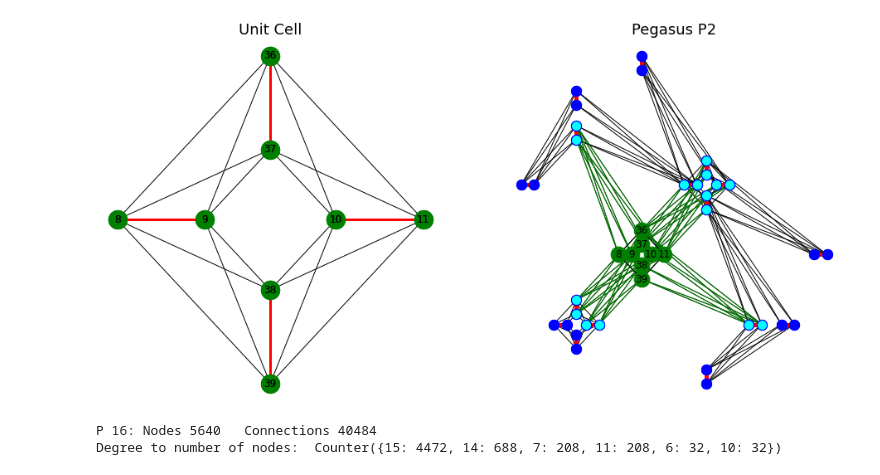
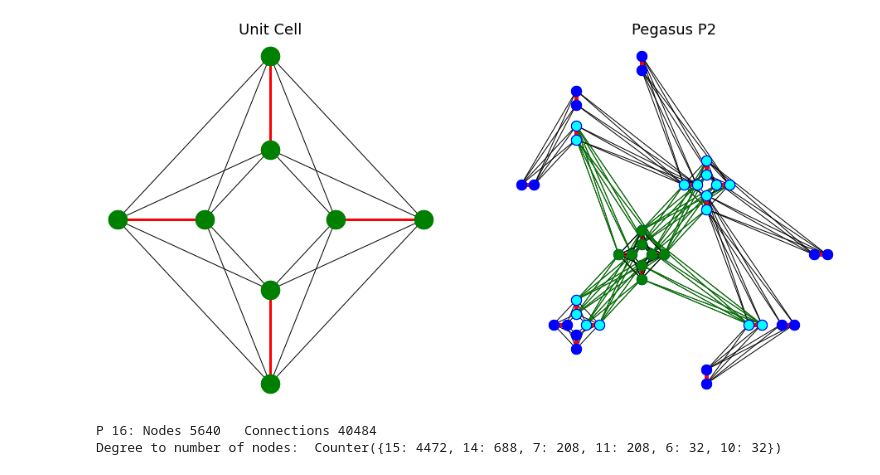
Before and after one commit to tomtuamnuq/compare-qiskit-ocean, a Jupyter notebook: comparison/Ocean/General/Pegasus_Topology.ipynb, the cells around one changed output. Cells and saved outputs as stored; diff of their text form; code cells hidden in the pictures.

Commit message:
take numbers out of graphs

```diff
--- a/comparison/Ocean/General/Pegasus_Topology.ipynb
+++ b/comparison/Ocean/General/Pegasus_Topology.ipynb
@@ -8,26 +8,26 @@ import dwave.system
 # %%
 pegasus_2 = dnx.pegasus_graph(2) # complete P_2
 unit_cell_nodes = [8, 9, 10, 11, 36, 37, 38, 39]
 odd_edges = [(node, node+1) for node in pegasus_2 if not node%2] # odd couplers
 
 pegasus_k44 = dnx.pegasus_graph(2, node_list=unit_cell_nodes)
 pegasus_k44_odd = dnx.pegasus_graph(2,node_list=unit_cell_nodes, edge_list=odd_edges)
 pegasus_connections = dnx.pegasus_graph(2, edge_list=pegasus_2.edges(unit_cell_nodes))
 pegasus_connections_odd = dnx.pegasus_graph(2, edge_list=odd_edges)
 
 fig, ax = plt.subplots(1, 2, figsize=(16,8))
-dnx.draw_pegasus(pegasus_k44, ax=ax[0], with_labels=True, node_size=500, node_color='g', crosses=True)
-dnx.draw_pegasus(pegasus_k44_odd, ax=ax[0], with_labels=True, node_size=500, node_color='g', edge_color='r', width=3, crosses=True)
+dnx.draw_pegasus(pegasus_k44, ax=ax[0], node_size=500, node_color='g', crosses=True)
+dnx.draw_pegasus(pegasus_k44_odd, ax=ax[0], node_size=500, node_color='g', edge_color='r', width=3, crosses=True)
 ax[0].set_title('Unit Cell', fontsize=18)
 
 dnx.draw_pegasus(pegasus_2, ax=ax[1], node_size=150, node_color='b', crosses=True)
 dnx.draw_pegasus(pegasus_connections_odd, ax=ax[1], node_size=150, node_color='b', edge_color='r', width=5, crosses=True)
 dnx.draw_pegasus(pegasus_connections, ax=ax[1], node_size=100, node_color='cyan', edge_color='g',crosses=True)
-dnx.draw_pegasus(pegasus_k44, ax=ax[1], with_labels=True, node_size=350, node_color='g', crosses=True)
+dnx.draw_pegasus(pegasus_k44, ax=ax[1], node_size=150, node_color='g', crosses=True)
 ax[1].set_title('Pegasus P2', fontsize=18)
 plt.show()
 # %% [output]
-[figure, old version]
+[figure, new version]
 # %%
 # Define target Pegasus Graph
 M = 16 # Defines number of qubits in Pegasus graph : 24M(M-1)
```
